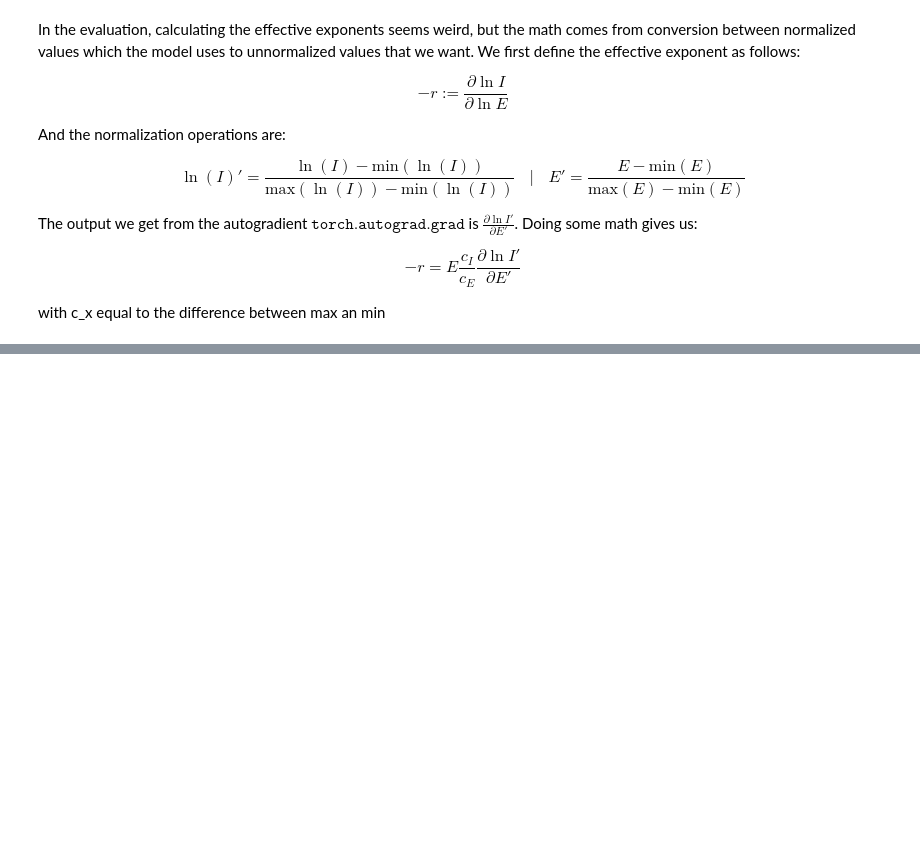
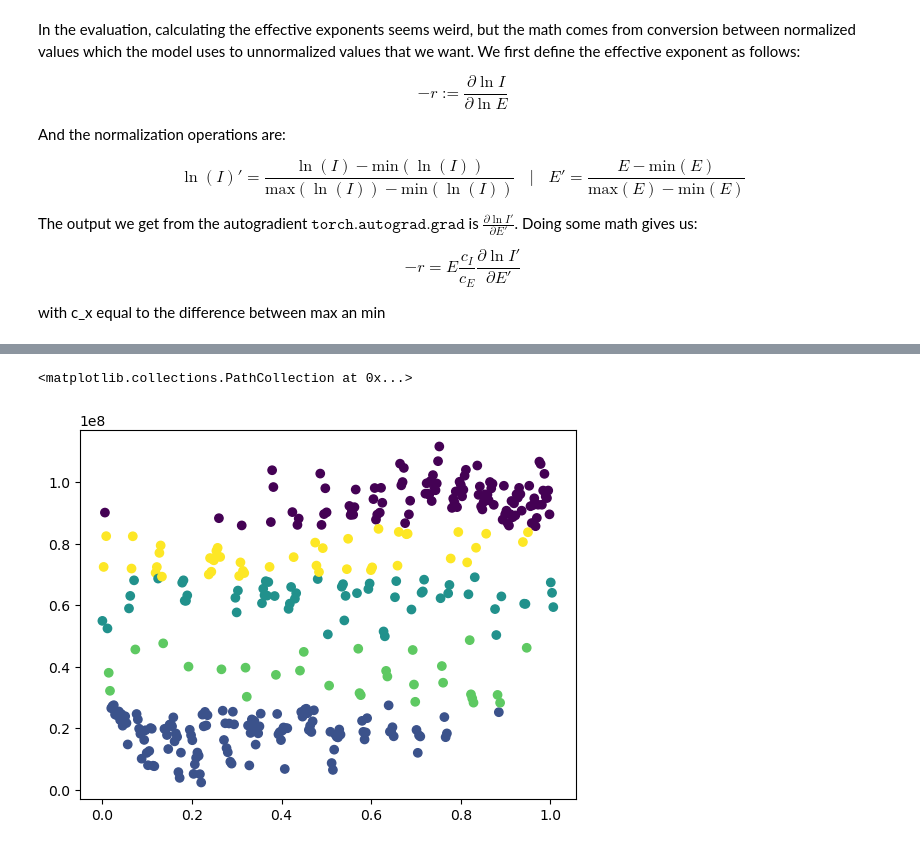
Before and after one commit to BWielen/CLFitter, a Jupyter notebook: Examples/BackgroundParameterization.ipynb, the cells around one changed output, grey strips where cells are left out. Saved outputs shown, nothing was run; the diff lists cells and outputs as text; code cells hidden in the pictures; blank space fills up the shorter version.

```diff
--- a/Examples/BackgroundParameterization.ipynb
+++ b/Examples/BackgroundParameterization.ipynb
@@ -422,0 +540,5 @@ plt.show()
+# %%
+plt.scatter(objectNN.spatial_axis,(objectNN.total_integrated_intensity), c=objectNN.clusters, cmap='viridis')
+# %% [output]
+<matplotlib.collections.PathCollection at 0x...>
+[figure, added]
```
Also changed, not shown: parts of 9 cells of this notebook.
